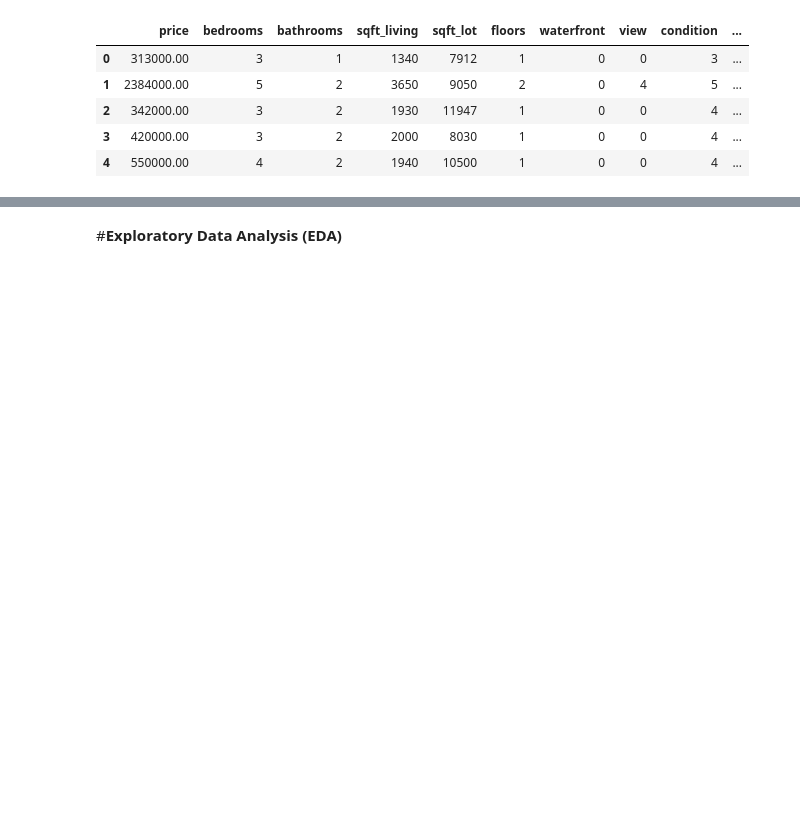
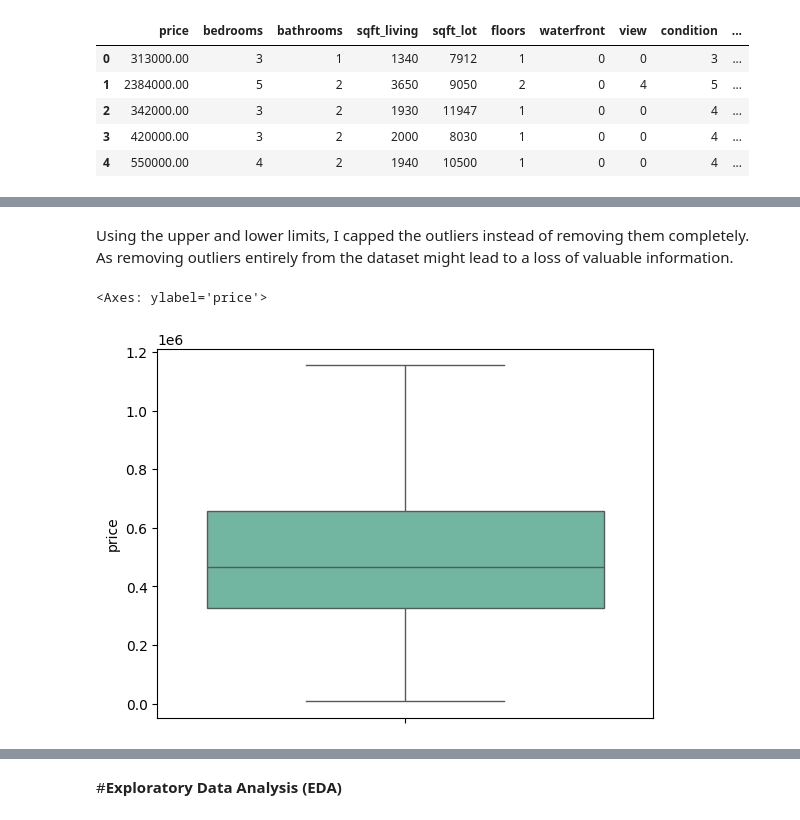
Before and after one commit to MuneefMumthas/CO538-Muneef-22206529, a Jupyter notebook: CO538_CW1_MLProject_Muneef_22206529.ipynb, the cells around one changed output, grey strips where cells are left out. Cells and saved outputs as stored; diff of their text form; code cells hidden in the pictures; blank space fills up the shorter version.

```diff
--- a/CO538_CW1_MLProject_Muneef_22206529.ipynb
+++ b/CO538_CW1_MLProject_Muneef_22206529.ipynb
@@ -173,0 +250,14 @@ df.head()
+# %%
+# Capping - Changing the outlier values to upper (or) Lower Limit values
+
+df.loc[(df['price']>upper_limit), 'price'] = upper_limit
+
+df.loc[(df['price']<lower_limit), 'price'] = lower_limit
+# %% [markdown]
+Using the upper and lower limits, I capped the outliers instead of removing them completely. As removing outliers entirely from the dataset might lead to a loss of valuable information.
+# %%
+# After Handling Outliers
+sns.boxplot(df['price'])
+# %% [output]
+<Axes: ylabel='price'>
+[figure, added]
```
Also changed, not shown: parts of 20 cells of this notebook.
